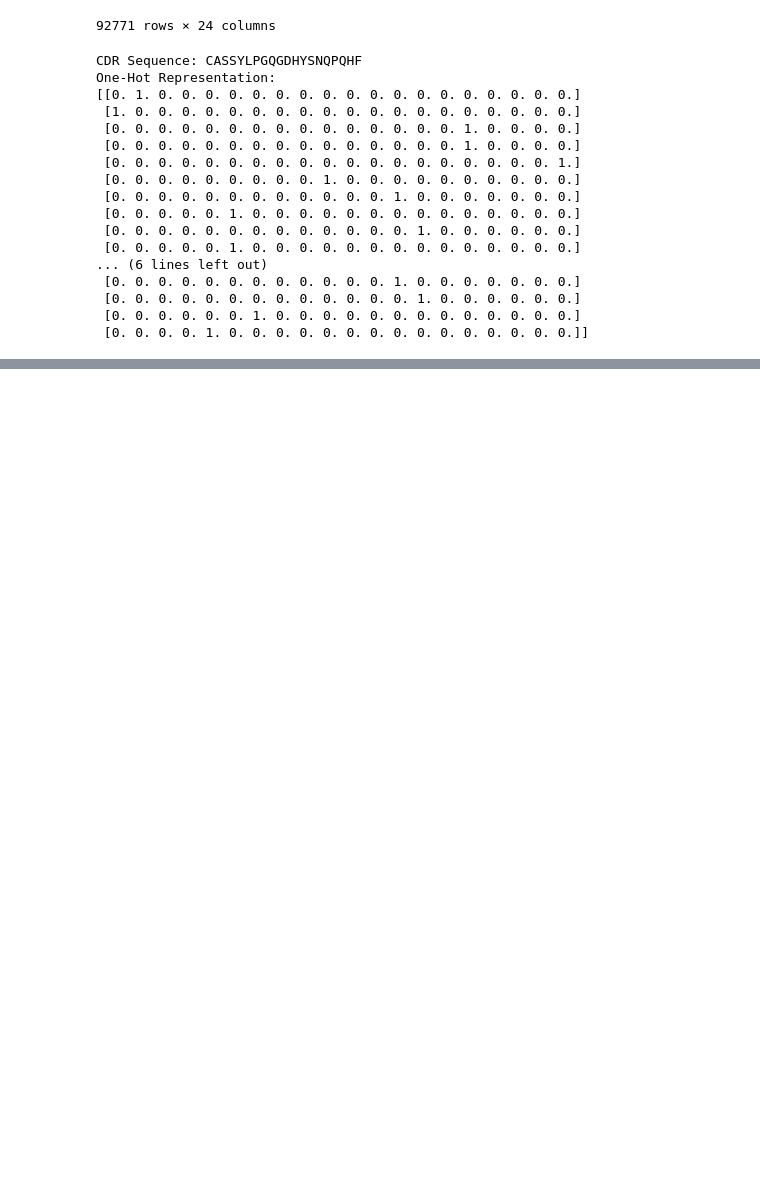
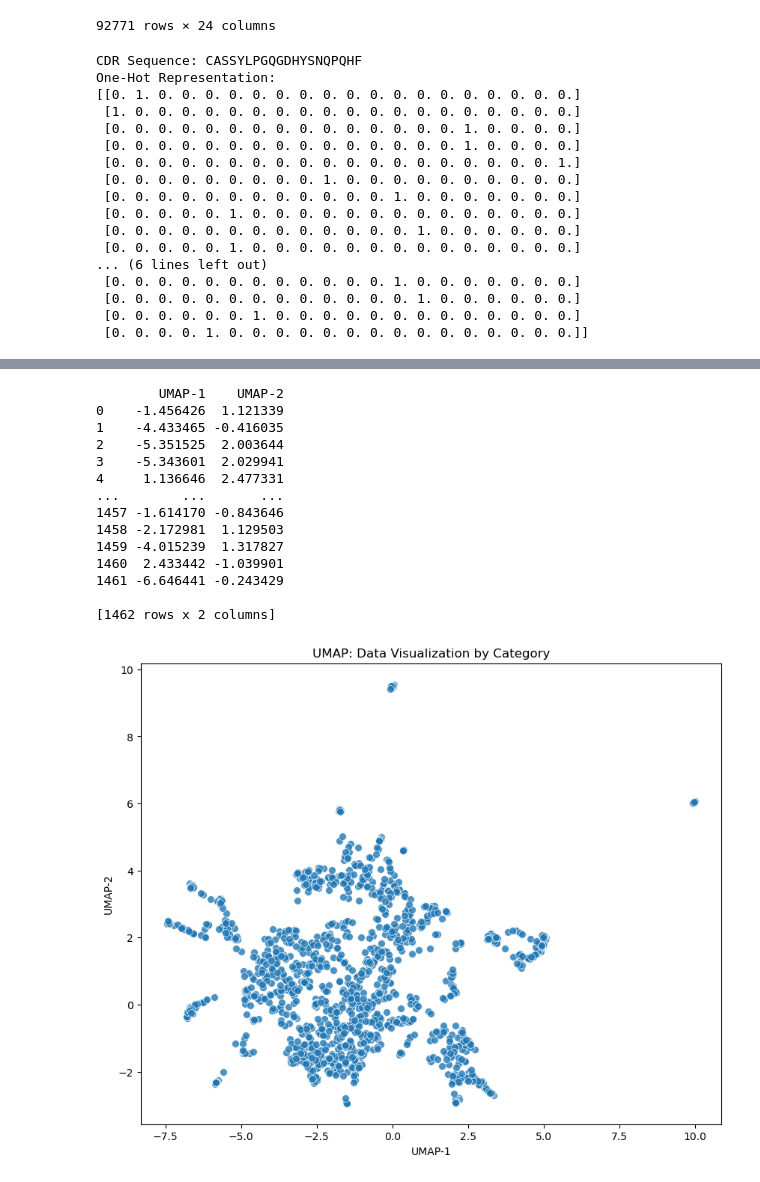
Before and after one commit to UoB-DSMP-2023-24/dsmp-2024-group10, a Jupyter notebook: T cell.ipynb, the cells around one changed output, grey strips where cells are left out. Cells and saved outputs as stored; diff of their text form; code cells hidden in the pictures; blank space fills up the shorter version.

```diff
--- a/T cell.ipynb
+++ b/T cell.ipynb
@@ -132,0 +324,8 @@ One-Hot Representation:
+# %%
+df_paired_alpha=df_a_b.loc[df_a_b.gene=='TRA']
+df_paired_beta=df_a_b.loc[df_a_b.gene=='TRB']
+# %%
+df_paired_ab=pd.merge(df_paired_alpha, df_paired_beta, on='complex.id', how='outer')
+df_paired_ab1=df_paired_ab.dropna()
+df_paired_ab1 = df_paired_ab1.drop([ 'gene_x','subject_x','epitope_x','gene_y','complex.id'], axis=1)
+df_paired_ab1=df_paired_ab1.rename(columns={'cdr3_a_aa_x':'cdr3_a_aa','cdr3_a_aa_y':'cdr3_b_aa','v_a_gene_x': 'v_a_gene', 'j_a_gene_x': 'j_a_gene','v_a_gene_y': 'v_b_gene','cdr3': 'cdr3_a_aa','j_a_gene_y':'j_b_gene','epitope_y':'epitope'})
@@ -132,0 +407,14 @@ One-Hot Representation:
+# %%
+df_ab_bh=df_paired_ab1 [df_paired_ab1 ['subject_y']=='HomoSapiens']
+df_ab_bh=df_ab_bh.drop(['subject_y'], axis=1)
+
+print(df_ab_bh.head())
+
+tr_bh_ab = TCRrep(cell_df = df_ab_bh,
+            organism = 'human',
+            chains = ['alpha','beta'],
+            db_file = 'alphabeta_gammadelta_db.tsv')
+tr_bh_ab.pw_beta
+#tr_bm_ab.pw_cdr3_b_aa
+#tr_bh_ab.pw_alpha
+tr_bh_ab.pw_cdr3_a_aa
@@ -132,0 +467,3 @@ One-Hot Representation:
+# %%
+human_paired=tr_bh_ab.pw_beta+tr_bh_ab.pw_alpha
+human_paired
@@ -132,0 +519,33 @@ One-Hot Representation:
+# %%
+reducer = umap.UMAP(random_state= 42)
+human_data = StandardScaler().fit_transform(human_paired)
+embedding = reducer.fit_transform(human_data)
+
+embedding
+
+embedding_df = pd.DataFrame(embedding, columns= ['UMAP-1', 'UMAP-2'])
+print(embedding_df)
+# embedding_df['subject_y'] = ['GallusGallus', 'HomoSapiens', 'InfluenzaA', 'LCMV', 'ManducaSexta', 'MCMV', 'MusMusculus',
+#                              'PlasmodiumBerghei', 'RSV', 'Synthetic', 'VSV']
+
+
+plt.figure(figsize=(10, 8))
+sns.scatterplot(x='UMAP-1', y='UMAP-2', data=embedding_df, palette='Spectral', s=50, alpha=0.8)
+plt.title('UMAP: Data Visualization by Category')
+plt.show()
+# %% [output]
+        UMAP-1    UMAP-2
+0    -1.456426  1.121339
+1    -4.433465 -0.416035
+2    -5.351525  2.003644
+3    -5.343601  2.029941
+4     1.136646  2.477331
+...        ...       ...
+1457 -1.614170 -0.843646
+1458 -2.172981  1.129503
+1459 -4.015239  1.317827
+1460  2.433442 -1.039901
+1461 -6.646441 -0.243429
+
+[1462 rows x 2 columns]
+[figure, added]
```
Also changed, not shown: parts of 66 cells of this notebook.
